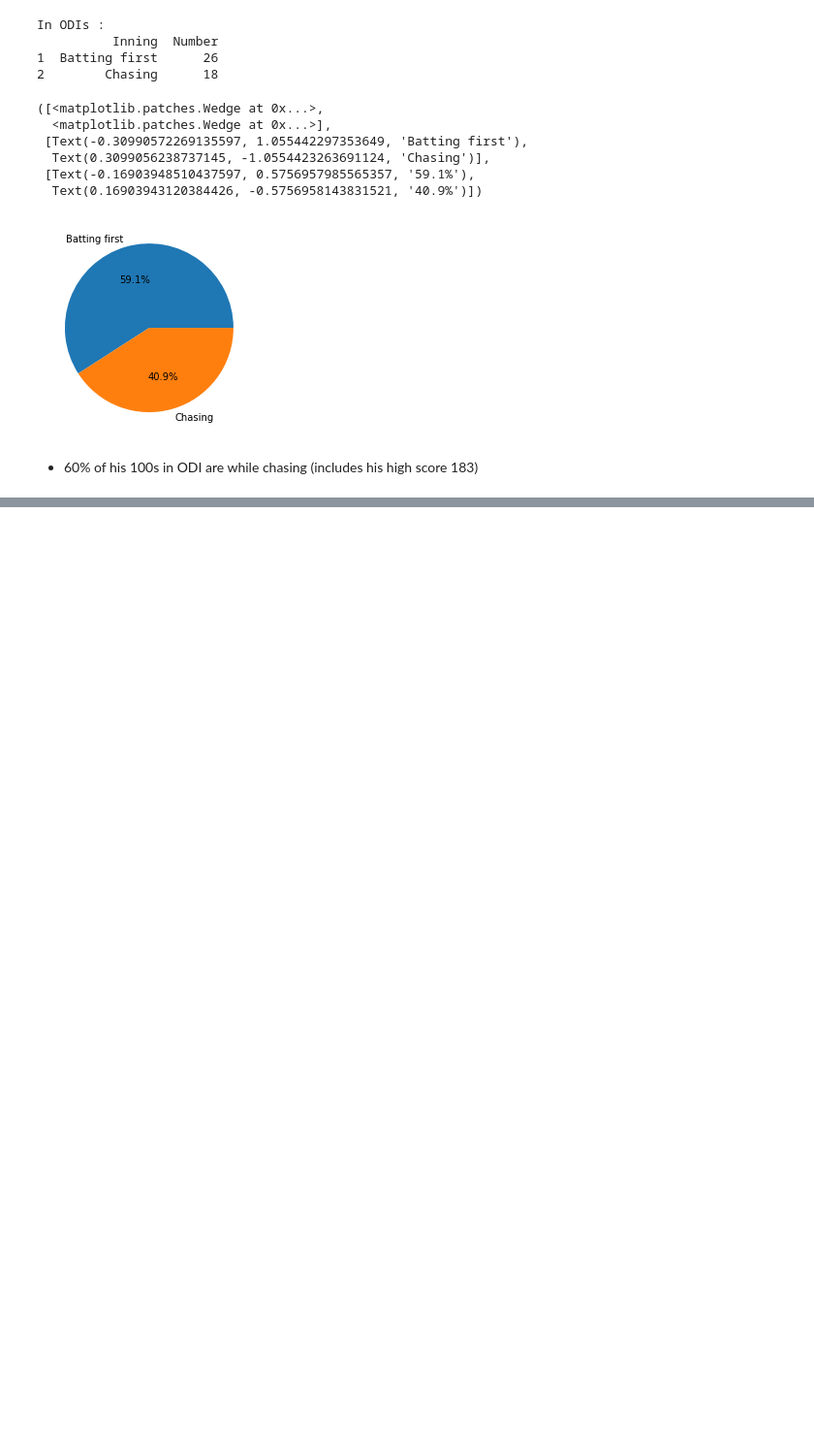
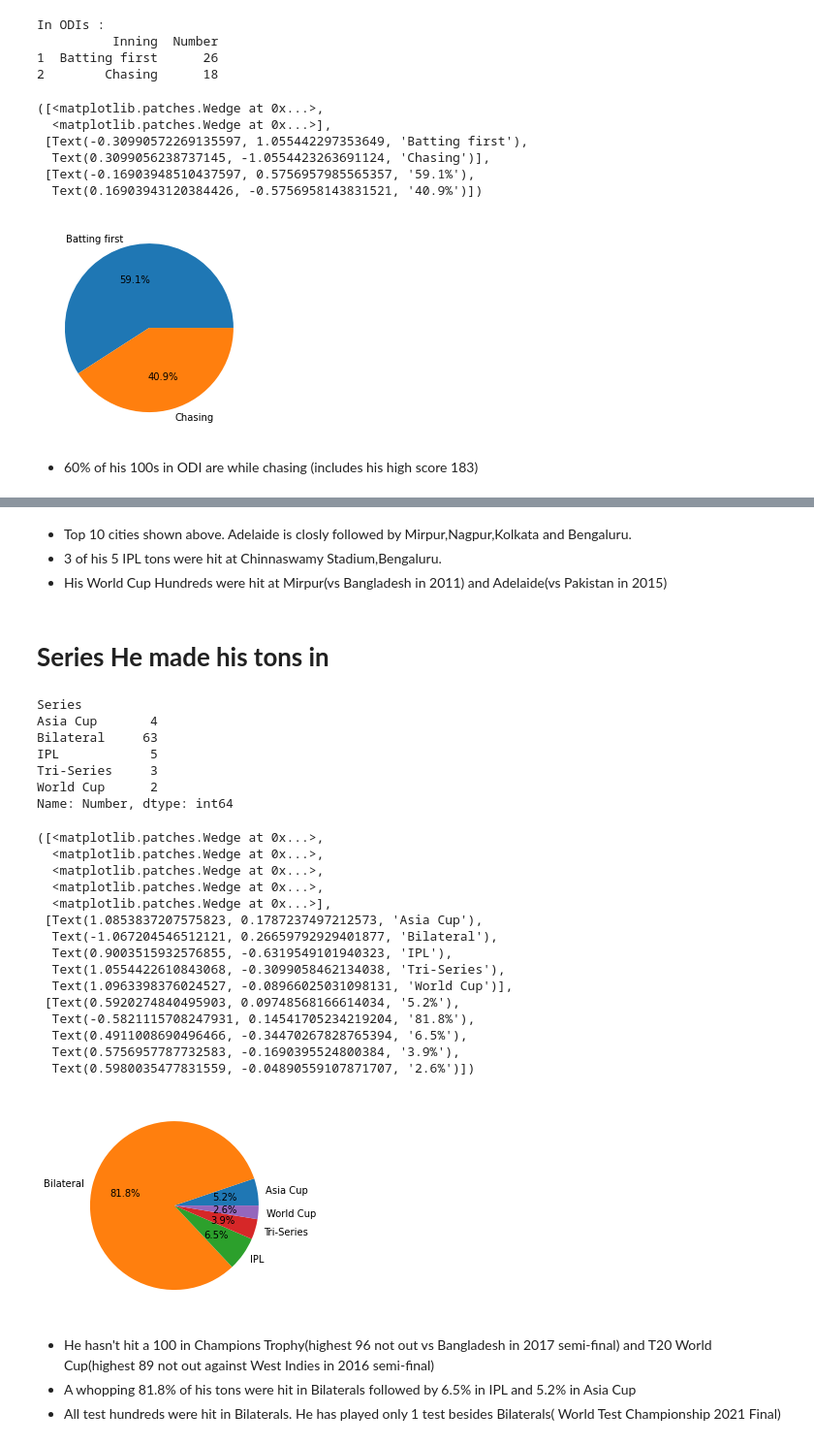
Before and after one commit to Suyashiitr/kaggle, a Jupyter notebook: virat-kohli-100s-visualization.ipynb, the cells around one changed output, grey strips where cells are left out. Shown: that part at 97% size. Cells and saved outputs as stored; diff of their text form; code cells hidden in the pictures; blank space fills up the shorter version.

```diff
--- a/virat-kohli-100s-visualization.ipynb
+++ b/virat-kohli-100s-visualization.ipynb
@@ -344,0 +412,38 @@ In ODIs :
+# %% [markdown]
+* Top 10 cities shown above. Adelaide is closly followed by Mirpur,Nagpur,Kolkata and Bengaluru.
+* 3 of his 5 IPL tons were hit at Chinnaswamy Stadium,Bengaluru.
+* His World Cup Hundreds were hit at Mirpur(vs Bangladesh in 2011) and Adelaide(vs Pakistan in 2015)
+# %% [markdown]
+# **Series He made his tons in**
+# %%
+vk_ser = vk.groupby('Series').count()['Number']
+print(vk_ser)
+plt.pie(vk_ser,labels=vk_ser.index,autopct='%0.1f%%')
+# %% [output]
+Series
+Asia Cup       4
+Bilateral     63
+IPL            5
+Tri-Series     3
+World Cup      2
+Name: Number, dtype: int64
+([<matplotlib.patches.Wedge at 0x...>,
+  <matplotlib.patches.Wedge at 0x...>,
+  <matplotlib.patches.Wedge at 0x...>,
+  <matplotlib.patches.Wedge at 0x...>,
+  <matplotlib.patches.Wedge at 0x...>],
+ [Text(1.0853837207575823, 0.1787237497212573, 'Asia Cup'),
+  Text(-1.067204546512121, 0.26659792929401877, 'Bilateral'),
+  Text(0.9003515932576855, -0.6319549101940323, 'IPL'),
+  Text(1.0554422610843068, -0.3099058462134038, 'Tri-Series'),
+  Text(1.0963398376024527, -0.08966025031098131, 'World Cup')],
+ [Text(0.5920274840495903, 0.09748568166614034, '5.2%'),
+  Text(-0.5821115708247931, 0.14541705234219204, '81.8%'),
+  Text(0.4911008690496466, -0.34470267828765394, '6.5%'),
+  Text(0.5756957787732583, -0.1690395524800384, '3.9%'),
+  Text(0.5980035477831559, -0.04890559107871707, '2.6%')])
+[figure, added]
+# %% [markdown]
+* He hasn't hit a 100 in Champions Trophy(highest 96 not out vs Bangladesh in 2017 semi-final) and T20 World Cup(highest 89 not out against West Indies in 2016 semi-final)
+* A whopping 81.8% of his tons were hit in Bilaterals followed by 6.5% in IPL and 5.2% in Asia Cup
+* All test hundreds were hit in Bilaterals. He has played only 1 test besides Bilaterals( World Test Championship 2021 Final)
```
Also changed, not shown: parts of 8 cells of this notebook.
